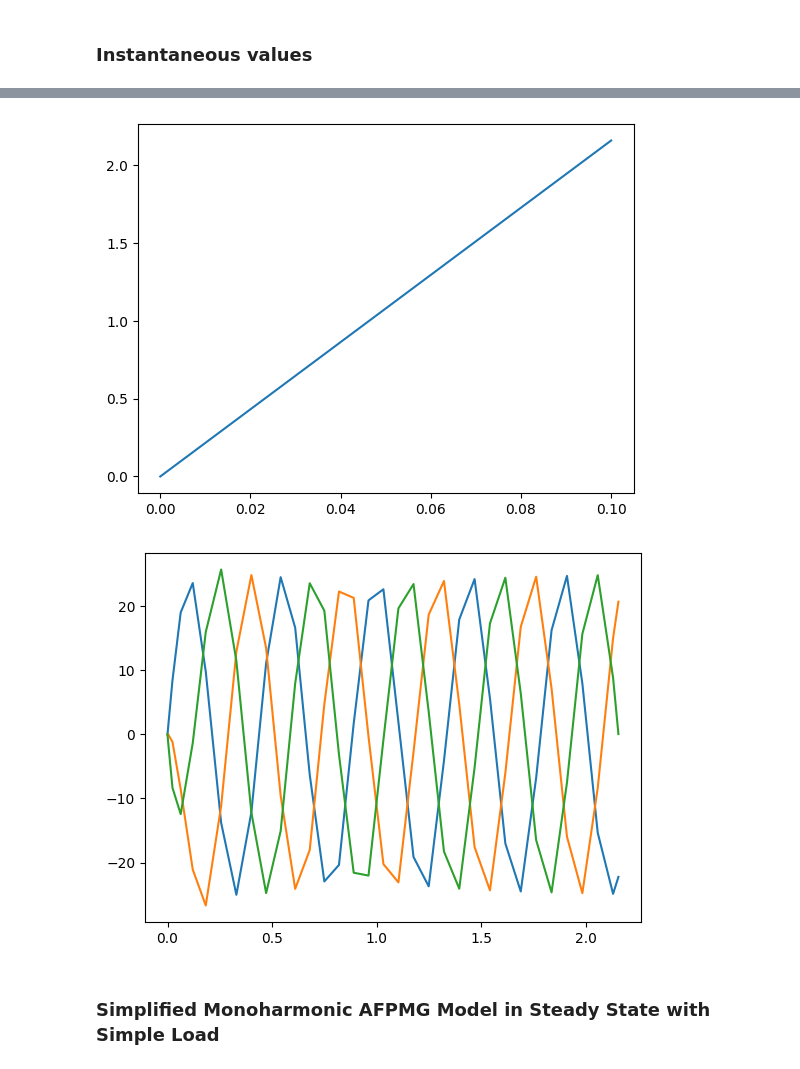
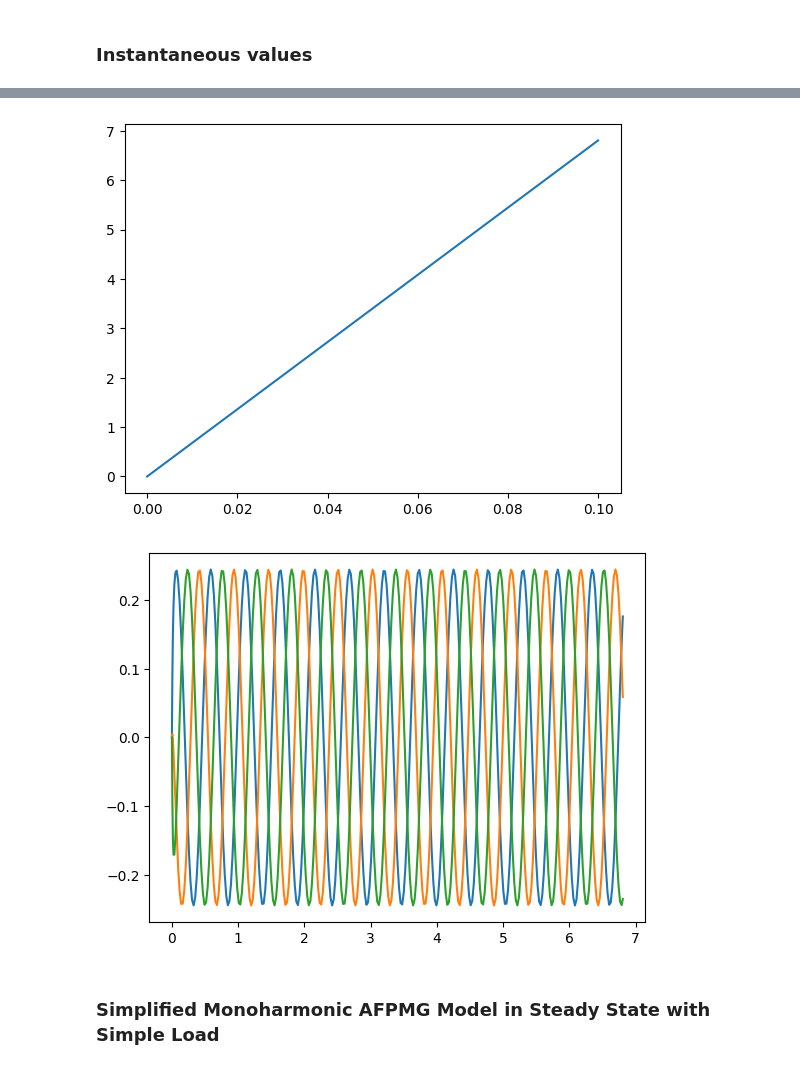
Before and after one commit to Kai-Wen-Lee/UOS_2324_GDP_2_AFPMG, a Jupyter notebook: AFPMG_DesignAnalysis.ipynb, the cells around one changed output, grey strips where cells are left out. Saved outputs shown, nothing was run; the diff lists cells and outputs as text; code cells hidden in the pictures.

```diff
--- a/AFPMG_DesignAnalysis.ipynb
+++ b/AFPMG_DesignAnalysis.ipynb
@@ -118,8 +120,8 @@ k_s_v          :    Winding factor for ςth harmnoic
 
 def CorelessGenSimpleMagnet(pmgeovar,statorvar,rotorvar,constants,ς):
     R_o,R_i,l_m,a_mi=pmgeovar
-    p,l_δ=rotorvar
-    w_s,a_co,a_ci,a_sc=statorvar
+    p,p_s,l_δ=rotorvar
+    w_s,a_co,a_ci,a_sc,l_i=statorvar
     µ_0,µ_rm,B_r=constants
 
     #Relations with the assumption that: simple magnet, coreless stator and averaged PM and stator geometry values
@@ -209,33 +209,40 @@ H (kOe), B (kGauss)
 -11.28, 0.17
 -11.42, 0.00
 
+From Ali Express:
+30 winding vertical, 8 horizontal
+Total winding: 240
+Rated 3-5A, Copper Wire Gauge should be: SWG 21
+
+Diameter: 0.81mm
 '''
 
 #Constants
 µ_0 = 4*np.pi*0.0000001
 µ_rm = 1.07
-Hm = 899000
+#Hm = 899000
 #B_m = 2.82
 #B_r = B_m-µ_0*µ_rm*Hm
-B_r = 1.2 #Reamenance flux density
+B_r = 1.24 #Reamenance flux density
 
 #PM Geometry
-R_o = 0.310
-R_i = 0.270
+R_o = 0.085/2
+R_i = 0.050/2
 l_m = 0.010
-a_mi = 0.018
+a_mi = 0.010
 
 #Stator properties
-w_s = 980.0
-a_co = 0.050
-a_ci = 0.050
-a_sc = 0.030
+w_s = 240.0
+a_co = 0.01477
+a_ci = 0.01477
+a_sc = 0.00648
 R_stator=2
+l_i = 0.016
 
 #Rotor properties
-p=14
-p_s=p/2
-l_δ = 0.026
+p=12
+p_s=3
+l_δ = 0.018
 
 '''
 Design variable groups
@@ -246,7 +253,7 @@ Design variable groups
 
 Constants=[µ_0,µ_rm,B_r]
 PMGeoVars=[R_o,R_i,l_m,a_mi]
-StatorVars=[w_s,a_co,a_ci,a_sc]
-RotorVars=[p,l_δ]
+StatorVars=[w_s,a_co,a_ci,a_sc,l_i]
+RotorVars=[p,p_s,l_δ]
 
 # Design Variables=p,R_o,R_i,
@@ -259,7 +274,7 @@ RotorVars=[p,l_δ]
 ψ_ς_PM, L_ss, L_σs, T_cog = CorelessGenSimpleMagnet(PMGeoVars, StatorVars, RotorVars, Constants,ς)
 y0=np.array([0,0,0,0],dtype=np.complex128)
 
-RPM=206
+RPM=650
 
 args_=(RPM,L_σs,L_ss,R_stator,(R_o-R_i)/2,a_mi,ψ_ς_PM,ς)
 t=solve_ivp(AFPMG_MODEL,[0.0,0.1],y0,args=args_).t
@@ -281,5 +296,5 @@ plt.show()
-[figure, old version]
+[figure, new version]
-[figure, old version]
+[figure, new version]
 # %% [markdown]
 ### Simplified Monoharmonic AFPMG Model in Steady State with Simple Load
 # %%
```
Also changed, not shown: parts of 23 cells of this notebook, 8 other files.
